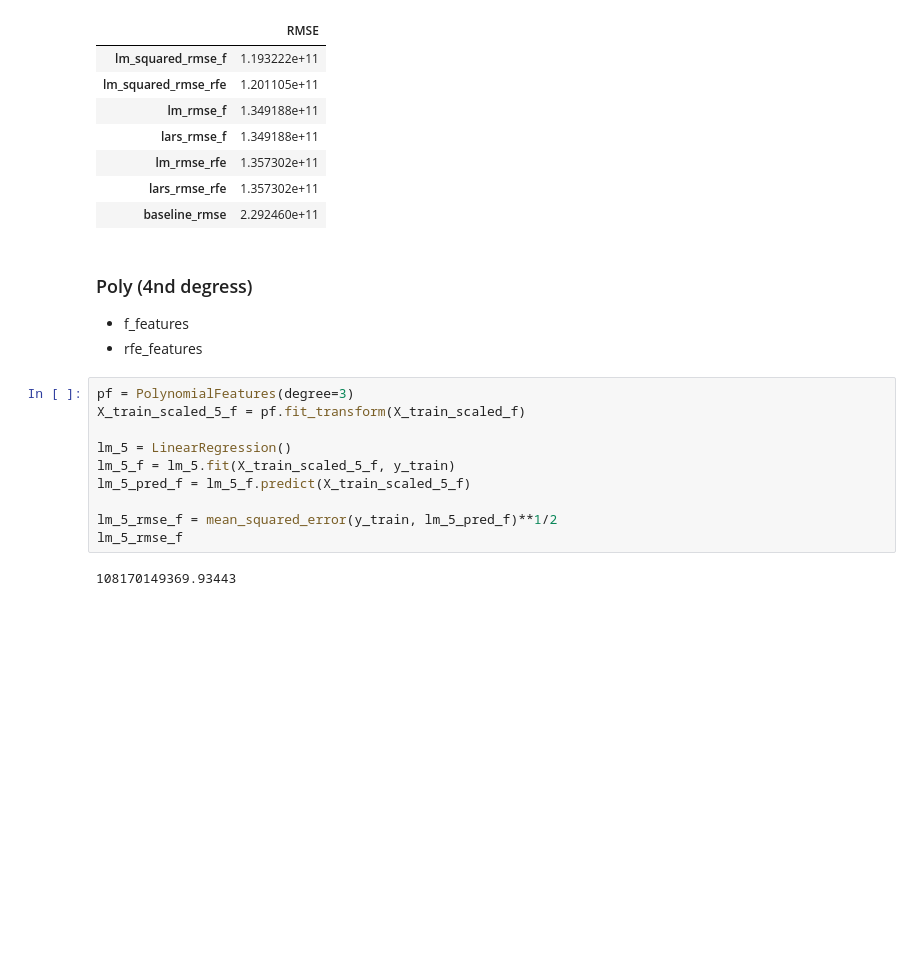
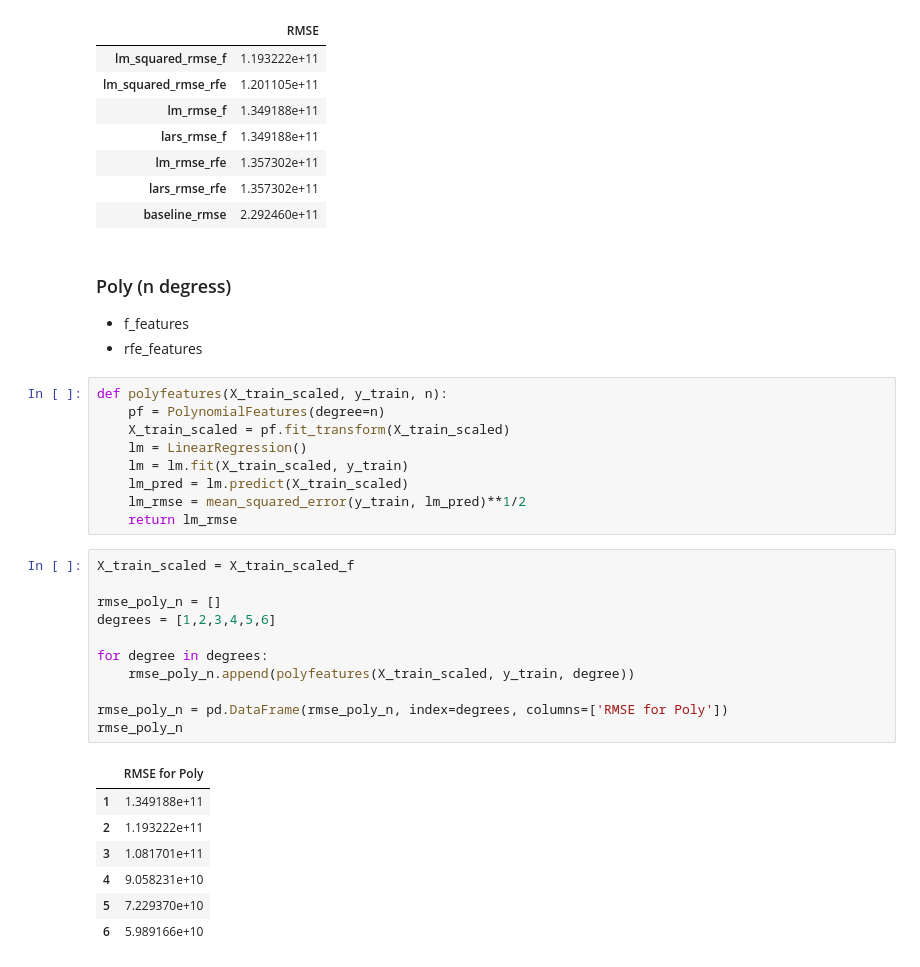
Before and after one commit to Estimating-Home-Value/Predicting-Tax-Assessed-Home-Values, a Jupyter notebook: scratchpad_shi.ipynb, the cells around one changed output. Cells and saved outputs as stored; diff of their text form; blank space fills up the shorter version.

Commit message:
compute RMSE of poly(degree from 1-6) using f_features scaled train dataset

```diff
--- a/scratchpad_shi.ipynb
+++ b/scratchpad_shi.ipynb
@@ -1678,18 +1678,34 @@ rmse.sort_values(by='RMSE')
 | lars_rmse_rfe | 1.357302e+11 |
 | baseline_rmse | 2.292460e+11 |
 # %% [markdown]
-### Poly (4nd degress)
+### Poly (n degress)
 - f_features
 - rfe_features
-# %%
-pf = PolynomialFeatures(degree=3)
-X_train_scaled_5_f = pf.fit_transform(X_train_scaled_f)
-
-lm_5 = LinearRegression()
-lm_5_f = lm_5.fit(X_train_scaled_5_f, y_train)
-lm_5_pred_f = lm_5_f.predict(X_train_scaled_5_f)
-
-lm_5_rmse_f = mean_squared_error(y_train, lm_5_pred_f)**1/2
-lm_5_rmse_f
-# %% [output]
-108170149369.93443
+# %%
+def polyfeatures(X_train_scaled, y_train, n):
+    pf = PolynomialFeatures(degree=n)
+    X_train_scaled = pf.fit_transform(X_train_scaled)
+    lm = LinearRegression()
+    lm = lm.fit(X_train_scaled, y_train)
+    lm_pred = lm.predict(X_train_scaled)
+    lm_rmse = mean_squared_error(y_train, lm_pred)**1/2
+    return lm_rmse
+# %%
+X_train_scaled = X_train_scaled_f
+
+rmse_poly_n = []
+degrees = [1,2,3,4,5,6]
+
+for degree in degrees:
+    rmse_poly_n.append(polyfeatures(X_train_scaled, y_train, degree))
+
+rmse_poly_n = pd.DataFrame(rmse_poly_n, index=degrees, columns=['RMSE for Poly'])
+rmse_poly_n
+# %% [output]
+|  | RMSE for Poly |
+| 1 | 1.349188e+11 |
+| 2 | 1.193222e+11 |
+| 3 | 1.081701e+11 |
+| 4 | 9.058231e+10 |
+| 5 | 7.229370e+10 |
+| 6 | 5.989166e+10 |
```
